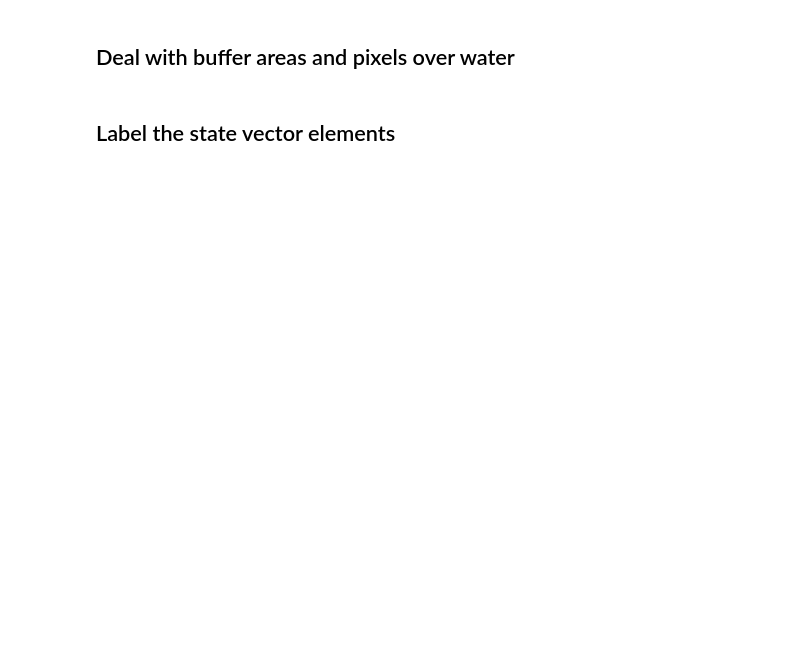
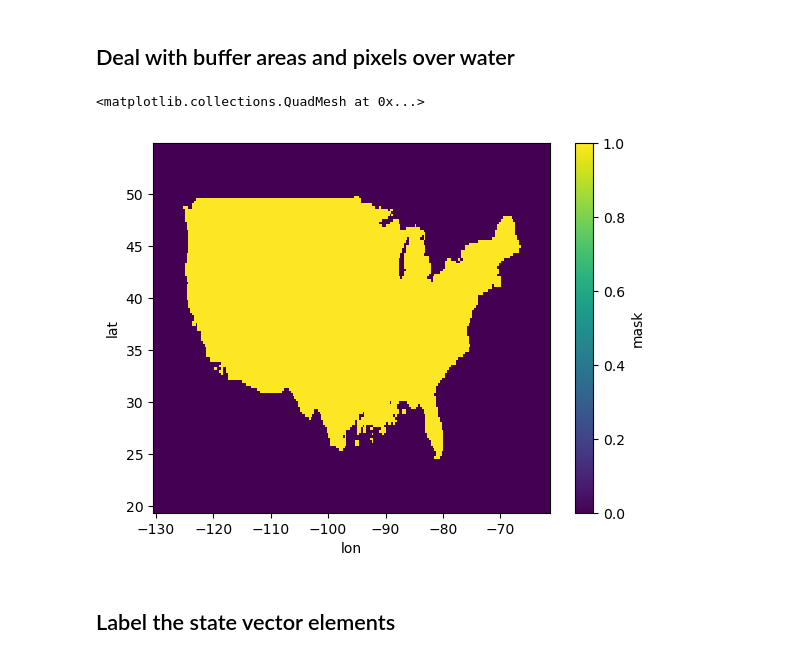
Before and after one commit to geoschem/integrated_methane_inversion, a Jupyter notebook: src/notebooks/statevector_from_shapefile.ipynb, the cells around one changed output. Saved outputs shown, nothing was run; the diff lists cells and outputs as text; code cells hidden in the pictures; blank space fills up the shorter version.

```diff
--- a/src/notebooks/statevector_from_shapefile.ipynb
+++ b/src/notebooks/statevector_from_shapefile.ipynb
@@ -178,6 +175,11 @@ if config['LandThreshold']:
     # Where there is neither land nor emissions, replace with 0
     land = lc.where((lc > config['LandThreshold']) | (hd > config['OffshoreEmisThreshold']))
     state_vector.values[land.isnull().values] = 0
+# %%
+state_vector.plot()
+# %% [output]
+<matplotlib.collections.QuadMesh at 0x...>
+[figure, added]
 # %% [markdown]
 ## Label the state vector elements
 # %%
```
Also changed, not shown: parts of 12 cells of this notebook, 10 other files.
